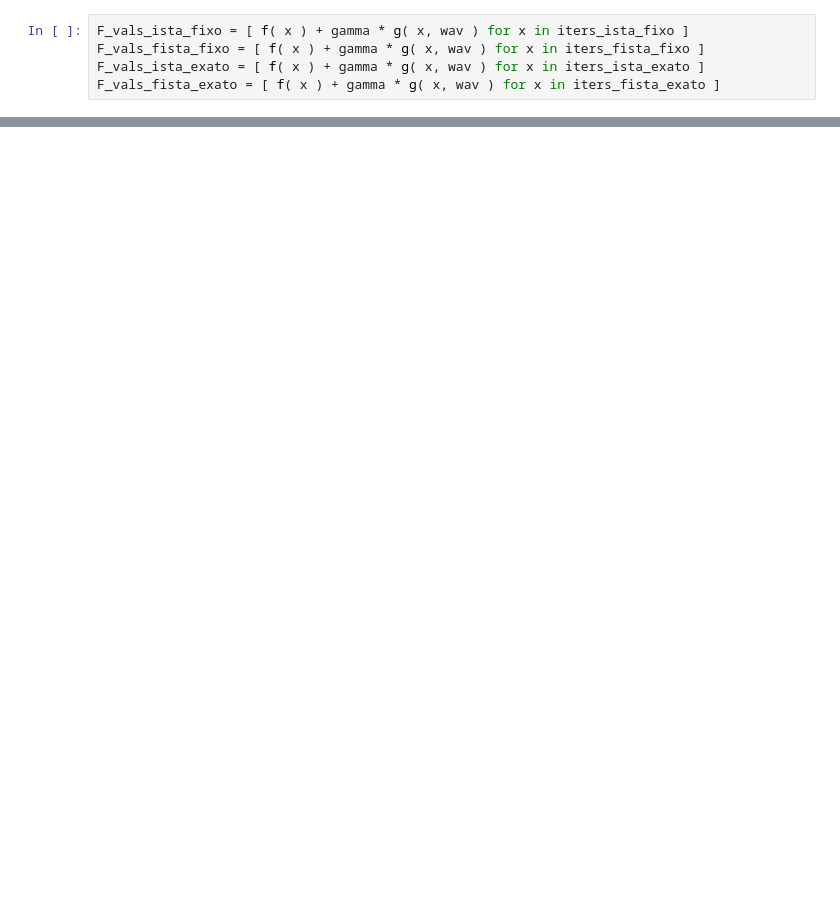
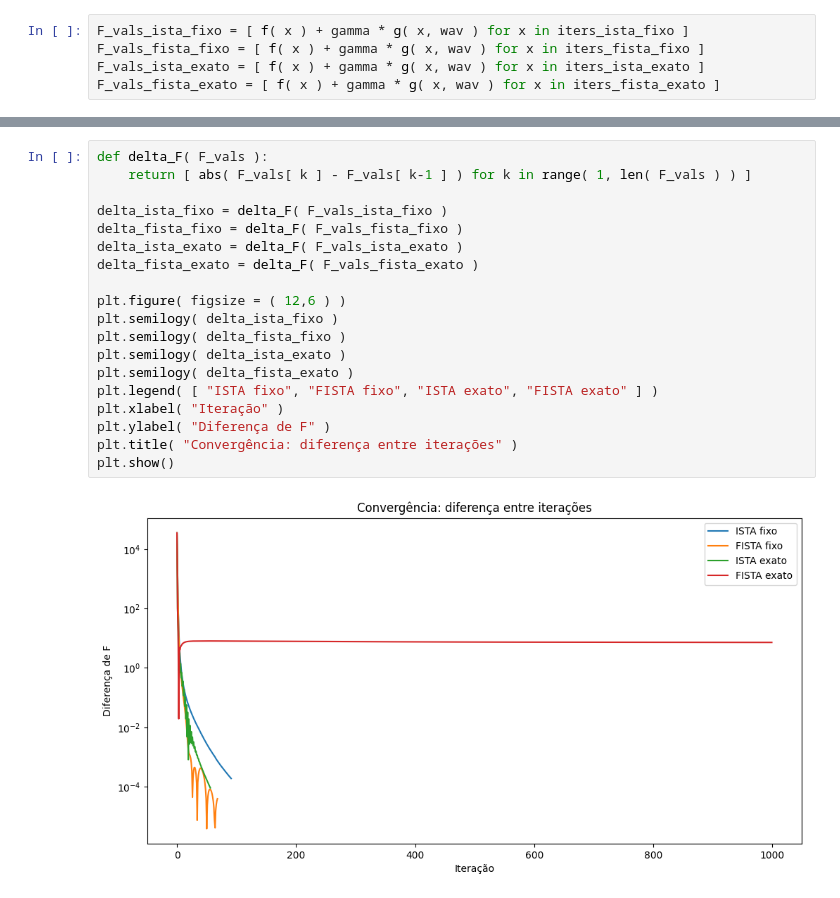
Before and after one commit to gligabo/projeto_ic, a Jupyter notebook: com_regularizacao/aplicacao_borragem_ruidosa.ipynb, the cells around one changed output, grey strips where cells are left out. Cells and saved outputs as stored; diff of their text form; blank space fills up the shorter version.

```diff
--- a/com_regularizacao/aplicacao_borragem_ruidosa.ipynb
+++ b/com_regularizacao/aplicacao_borragem_ruidosa.ipynb
@@ -185,3 +187,24 @@ plt.axis( "tight" )
+# %%
+def delta_F( F_vals ):
+    return [ abs( F_vals[ k ] - F_vals[ k-1 ] ) for k in range( 1, len( F_vals ) ) ]
+
+delta_ista_fixo = delta_F( F_vals_ista_fixo )
+delta_fista_fixo = delta_F( F_vals_fista_fixo )
+delta_ista_exato = delta_F( F_vals_ista_exato )
+delta_fista_exato = delta_F( F_vals_fista_exato )
+
+plt.figure( figsize = ( 12,6 ) )
+plt.semilogy( delta_ista_fixo )
+plt.semilogy( delta_fista_fixo )
+plt.semilogy( delta_ista_exato )
+plt.semilogy( delta_fista_exato )
+plt.legend( [ "ISTA fixo", "FISTA fixo", "ISTA exato", "FISTA exato" ] )
+plt.xlabel( "Iteração" )
+plt.ylabel( "Diferença de F" )
+plt.title( "Convergência: diferença entre iterações" )
+plt.show()
+# %% [output]
+[figure, added]
 # %%
 #numero de iterações
 print( "Iterações ISTA fixo: ", len( iters_ista_fixo ) )
```
Also changed, not shown: parts of 10 cells of this notebook, 1 other file.
